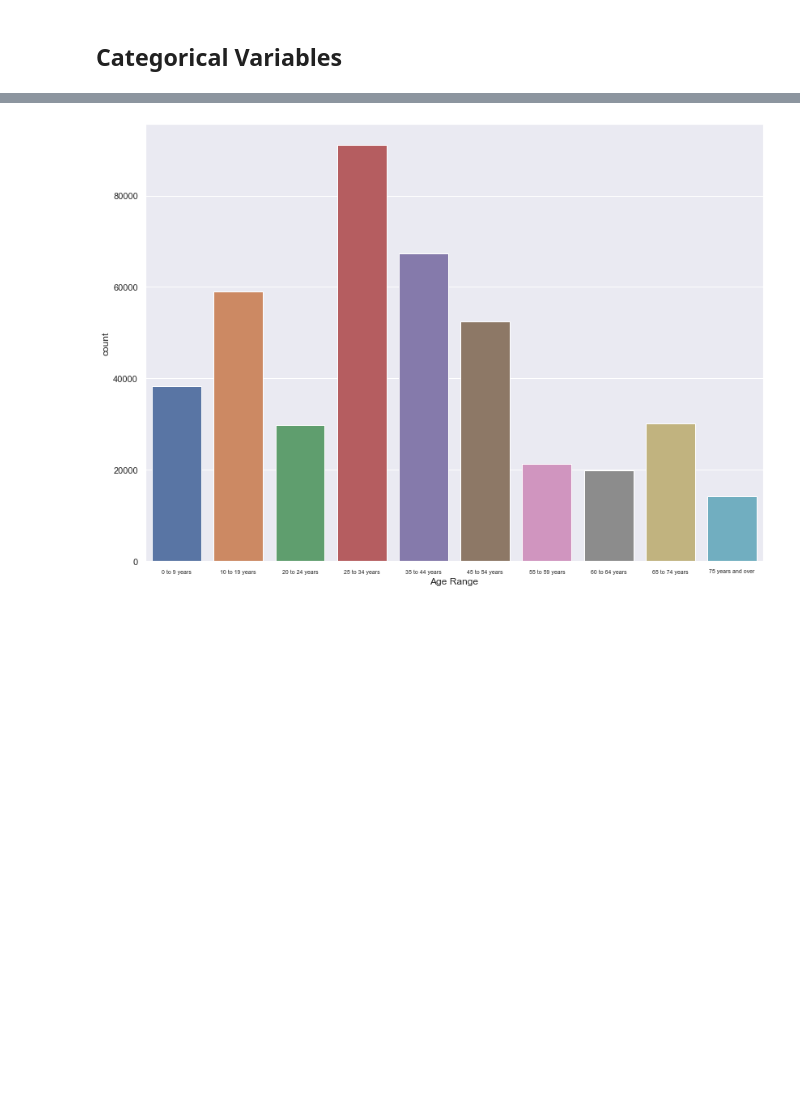
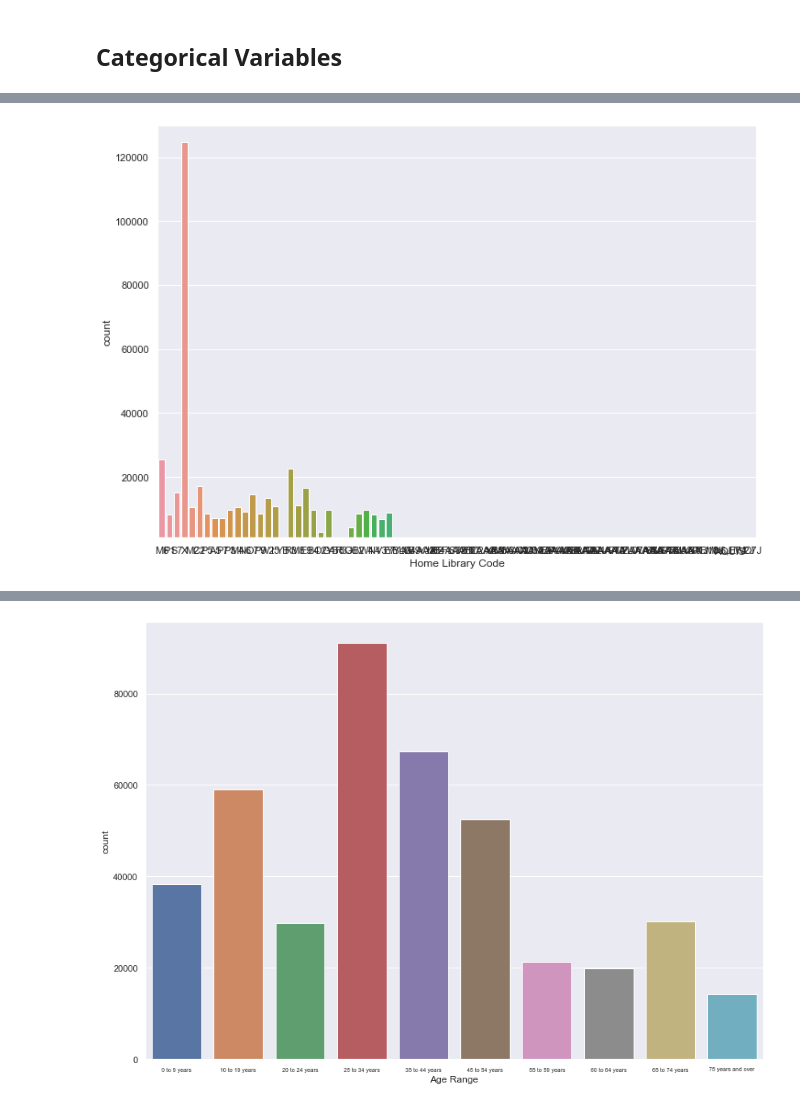
Before and after one commit to josiechoi/Ryerson_capstone_library_usage, a Jupyter notebook: Capstone EDA.ipynb, the cells around one changed output, grey strips where cells are left out. Saved outputs shown, nothing was run; the diff lists cells and outputs as text; code cells hidden in the pictures; blank space fills up the shorter version.

```diff
--- a/Capstone EDA.ipynb
+++ b/Capstone EDA.ipynb
@@ -111,0 +154,7 @@ This is likely to be due to population growth, opening of new branches to cover
+# %%
+
+sns.countplot(x='Home Library Code',data=df)
+sns.set(rc={'figure.figsize':(11.7,8.27)})
+plt.ylim(1000,130000);
+# %% [output]
+[figure, added]
```
Also changed, not shown: parts of 19 cells of this notebook.
